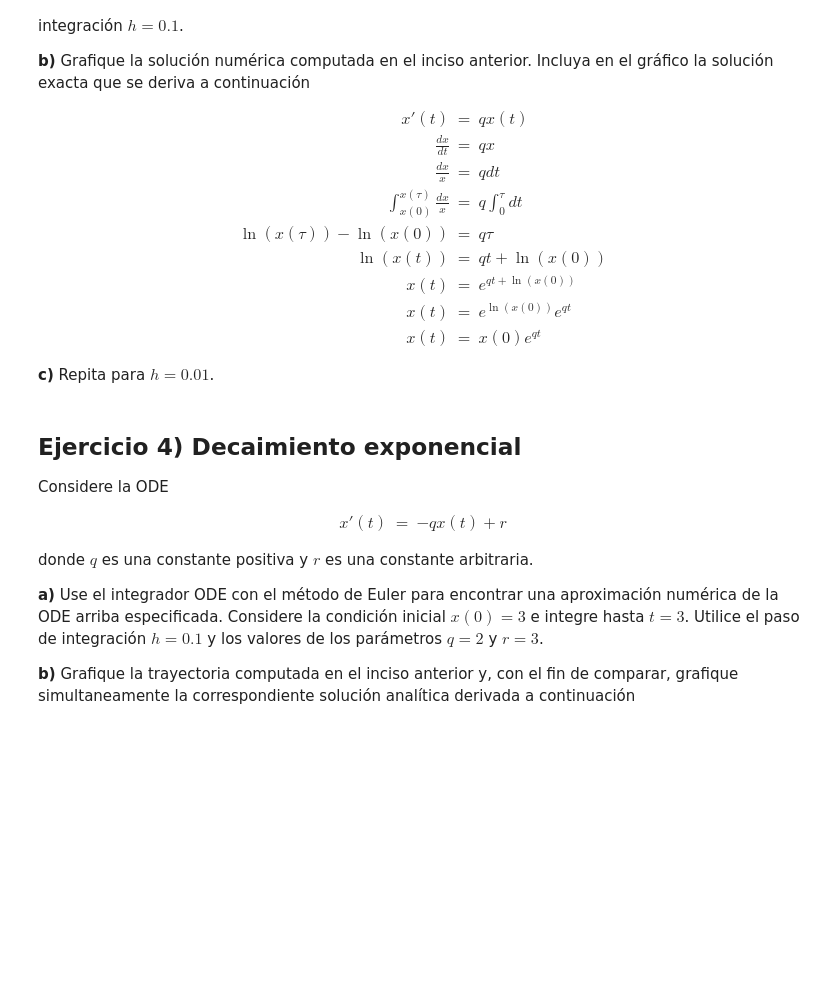
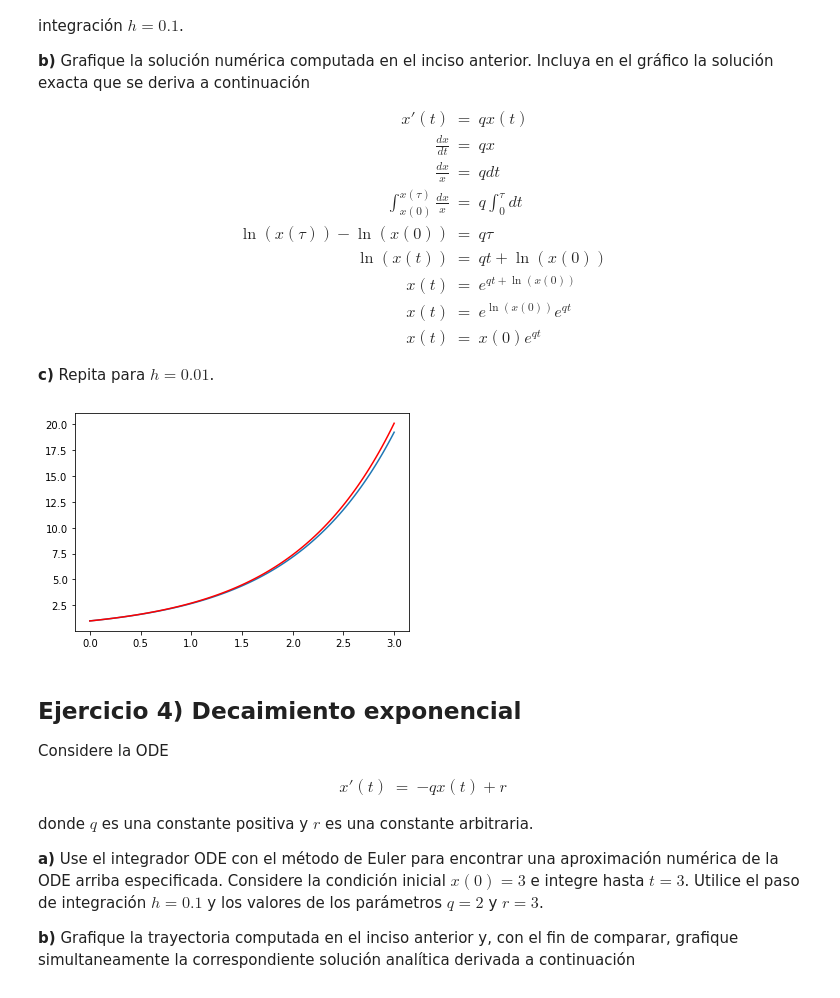
Before and after one commit to FranciscoMichati/Redes-neuronales, a Jupyter notebook: Redes_neuronales_2022_practico_4.ipynb, the cells around one changed output. Drawn from its saved outputs; the diff is of its cells as text; code cells hidden in the pictures; blank space fills up the shorter version.

```diff
--- a/Redes_neuronales_2022_practico_4.ipynb
+++ b/Redes_neuronales_2022_practico_4.ipynb
@@ -131,4 +131,30 @@ c:\mathbb{R}^n,\mathbb{R},\mathbb{R}^m\ni x(t),t,p \to c(x(t),t,p)\in \mathbb{R}
 \end{eqnarray}
 que permita intervenir en el cómputo de la trayectoria cuando se desee.
 Veremos más adelante para que sirve esta función condicionante.
+# %%
+
+def euler(f,x,t,h,p):
+  return x+f(x,t,p)*h
+def integrador_ode(m,f,x0,ta,tb,k,p):
+
+  #m: método para calcular el siguiente paso (euler,rk4,etc)
+  #x0: condicion inicial R^n
+  #ta,tb tiempos inciales y finales
+  #k: número de pasos de integracion
+  #p: vector de parametros (R^n)
+  #c: funcion condicionante que no entiendo xd
+  #w: Aproximacion de la funcion con el metodo numerico
+  #n: dimension
+  n=len(x0)
+  h=(tb-ta)/k
+  w=np.zeros((n,k+1))
+  t=np.zeros((k+1))
+  t=np.arange(ta,tb+h,h)
+
+  w[:,0]=x0
+  for j in range(k):
+    w[:,j+1]=m(f,w[:,j],t[j],h,p) #Nuevo paso de la aproximacion
+    #w[:,j+1]=c(w[:,j+1],t[j+1],h,p) #Condicion sobre w (¿?)
+
+  return t,w
 # %% [markdown]
@@ -197,6 +224,24 @@ e^{qt}
 \end{eqnarray}
 
 **c)** Repita para $h=0.01$.
+# %%
+def f(x,t,p):
+  return p[0]*x
+h=0.01
+x0=np.array([1])
+ta,tb=0,3
+k=100
+p=np.array([1])
+
+t,sol=integrador_ode(euler,f,x0,ta,tb,k,p)
+def xanalitico(q,t):
+  return np.exp(q*t)
+analitico= xanalitico(t,p[0])
+plt.plot(t,sol[0])
+plt.plot(t,analitico,color='r')
+plt.show()
+# %% [output]
+[figure, added]
 # %% [markdown]
 ## **Ejercicio 4)** Decaimiento exponencial
 
```
Also changed, not shown: parts of 7 cells of this notebook.
